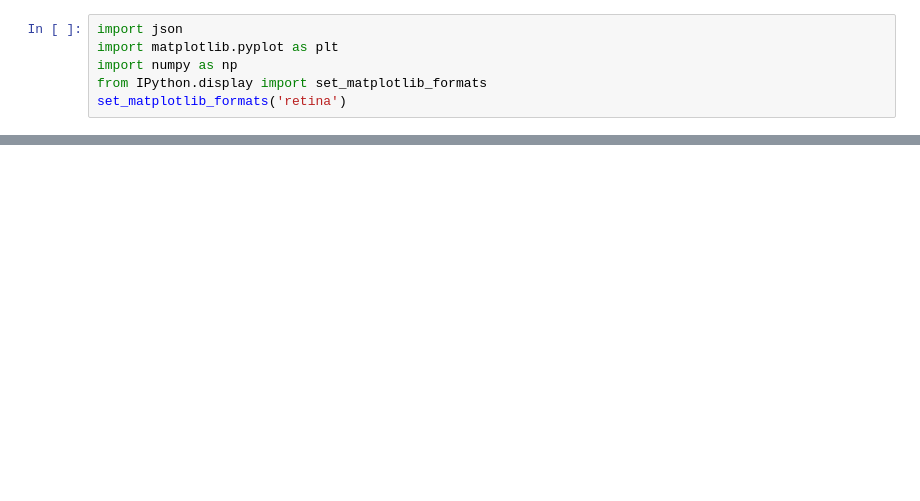
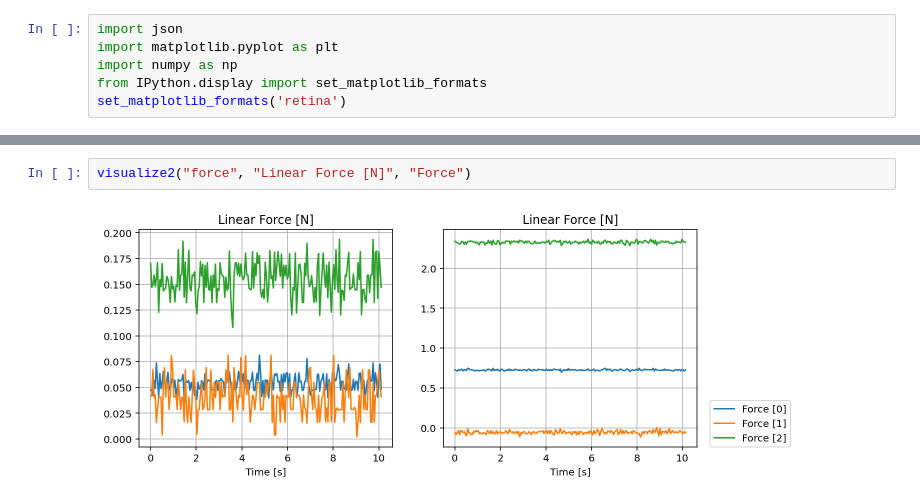
Before and after one commit to eric-heiden/panda-force, a Jupyter notebook: Plot Forces.ipynb, the cells around one changed output, grey strips where cells are left out. Cells and saved outputs as stored; diff of their text form; blank space fills up the shorter version.

```diff
--- a/Plot Forces.ipynb
+++ b/Plot Forces.ipynb
@@ -22 +56,5 @@ def visualize(name, title, label):
+# %%
+visualize2("force", "Linear Force [N]", "Force")
+# %% [output]
+[figure, added]
 # %%
```
Also changed, not shown: parts of 10 cells of this notebook, 7 other files.
